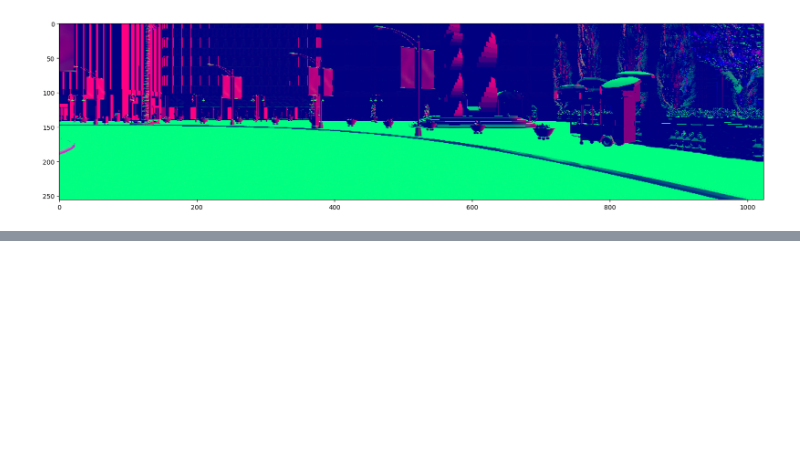
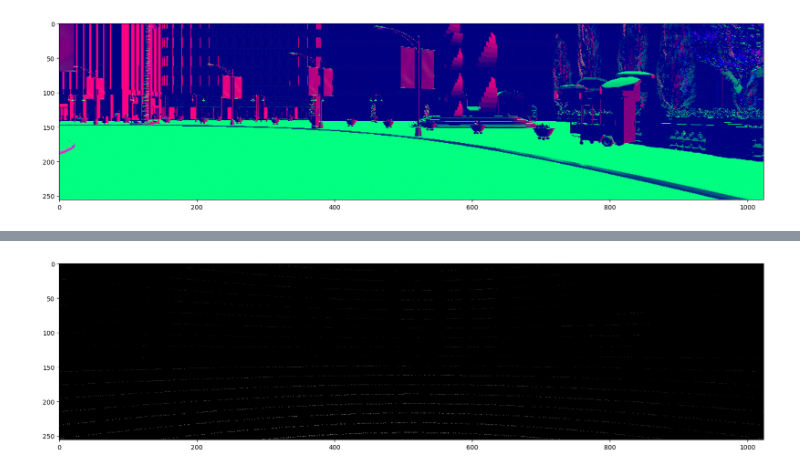
Before and after one commit to bartn8/get_dataset_from_carla, a Jupyter notebook: post-processing-lab.ipynb, the cells around one changed output, grey strips where cells are left out. Cells and saved outputs as stored; diff of their text form; code cells hidden in the pictures; blank space fills up the shorter version.

```diff
--- a/post-processing-lab.ipynb
+++ b/post-processing-lab.ipynb
@@ -368,0 +407,9 @@ plt.show()
+# %%
+intensity_map_masked = intensity_map.copy()
+intensity_map_masked[lidar_img<=0] = 0
+
+plt.figure(figsize=(20,15))
+plt.imshow(intensity_map_masked, cmap='gray')
+plt.show()
+# %% [output]
+[figure, added]
```
Also changed, not shown: parts of 7 cells of this notebook.
